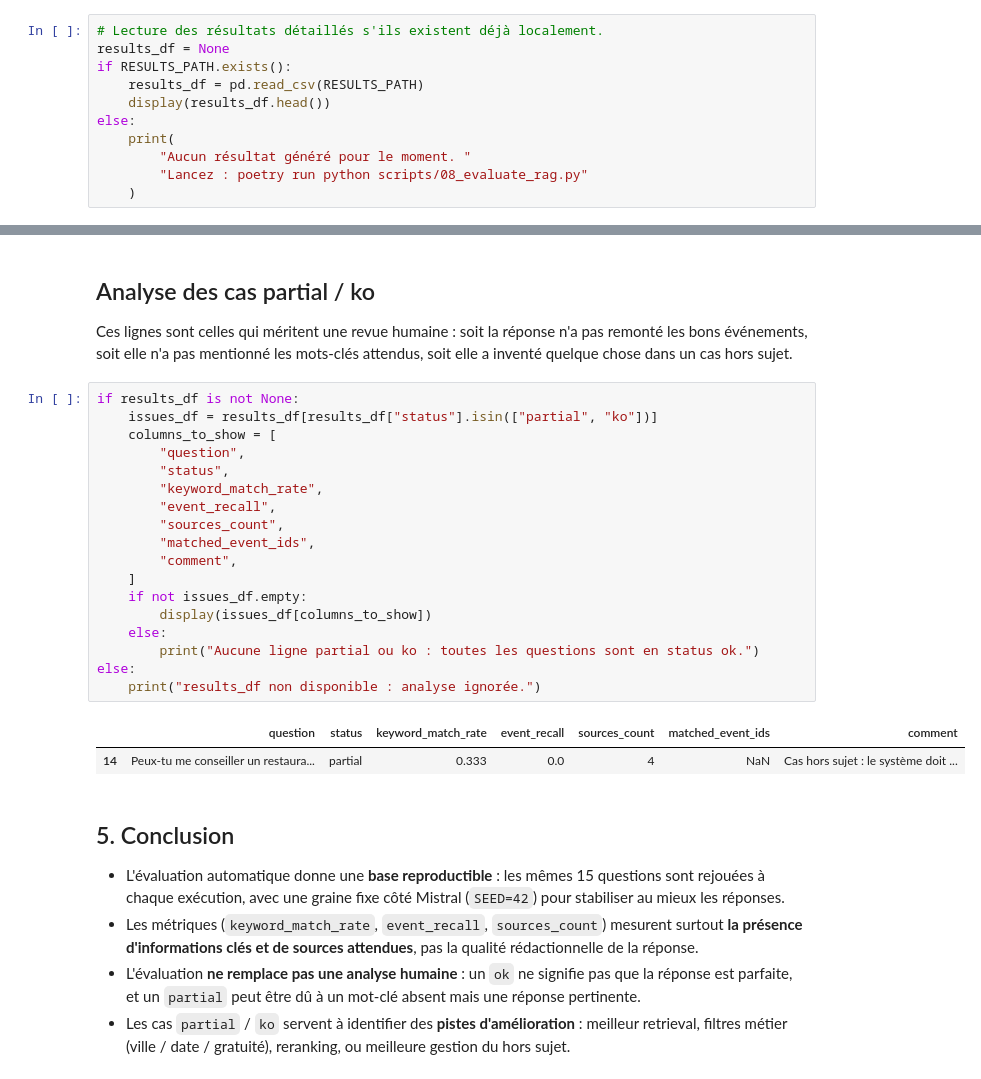
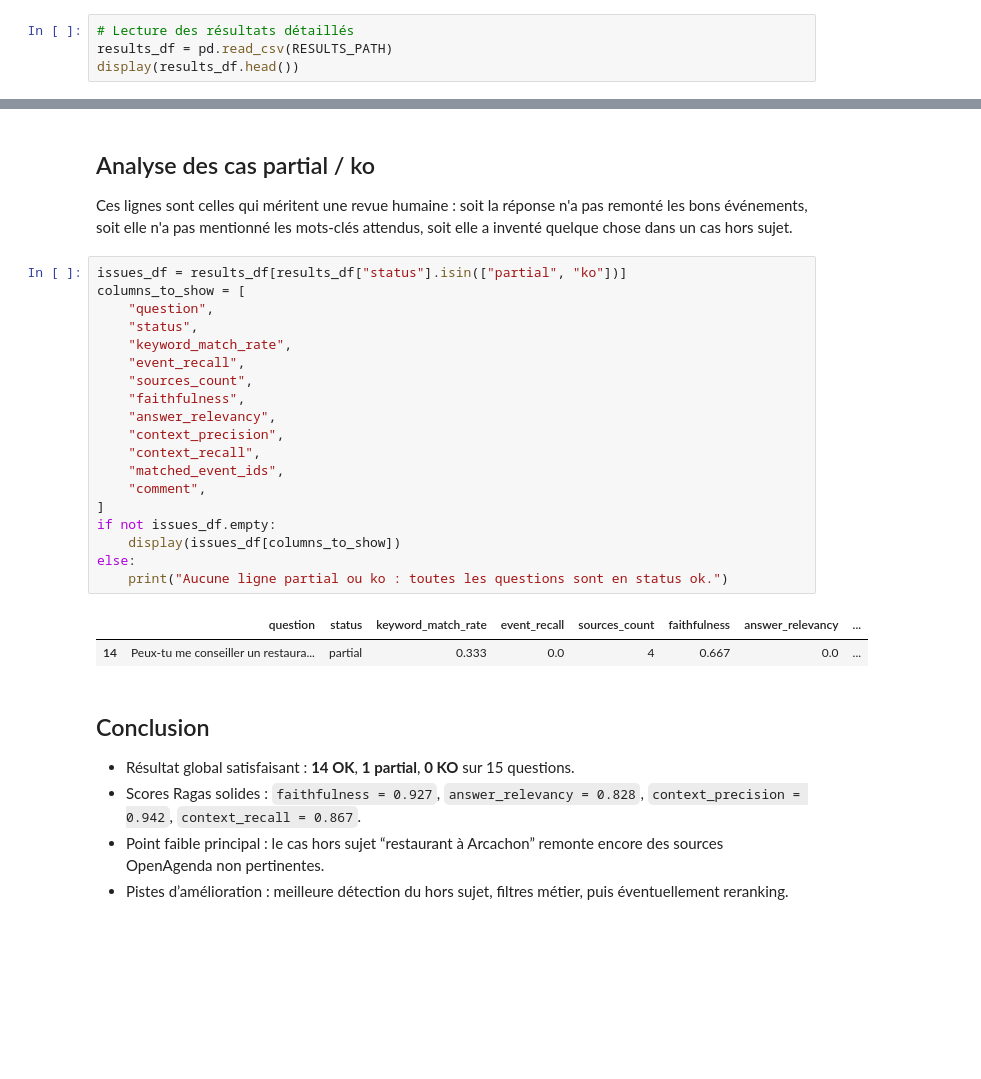
Before and after one commit to justinetct/oc_project9_rag, a Jupyter notebook: notebooks/04_rag_evaluation.ipynb, the cells around one changed output, grey strips where cells are left out. Saved outputs shown, nothing was run; the diff lists cells and outputs as text; blank space fills up the shorter version.

Commit message:
docs: document Ragas evaluation

```diff
--- a/notebooks/04_rag_evaluation.ipynb
+++ b/notebooks/04_rag_evaluation.ipynb
@@ -90,14 +98,7 @@ Ces fichiers générés sont conservés dans le repo pour pouvoir analyser les d
 # %%
-# Lecture des résultats détaillés s'ils existent déjà localement.
-results_df = None
-if RESULTS_PATH.exists():
-    results_df = pd.read_csv(RESULTS_PATH)
-    display(results_df.head())
-else:
-    print(
-        "Aucun résultat généré pour le moment. "
-        "Lancez : poetry run python scripts/08_evaluate_rag.py"
-    )
+# Lecture des résultats détaillés
+results_df = pd.read_csv(RESULTS_PATH)
+display(results_df.head())
 # %% [output]
 |  | question | expected_answer | generated_answer | expected_keywords | matched_keywords | keyword_match_rate | ... |
 | 0 | Quels événements autour de l'astr... | Le système doit proposer l'Initia... | D'après le contexte fourni, un se... | astronomie;Lanton;observation;tél... | astronomie;Lanton;observation;nature | 0.8 | ... |
@@ -146,30 +160,31 @@ Moyenne sources_count      : 3.67
 
 Ces lignes sont celles qui méritent une revue humaine : soit la réponse n'a pas remonté les bons événements, soit elle n'a pas mentionné les mots-clés attendus, soit elle a inventé quelque chose dans un cas hors sujet.
 # %%
-if results_df is not None:
-    issues_df = results_df[results_df["status"].isin(["partial", "ko"])]
-    columns_to_show = [
-        "question",
-        "status",
-        "keyword_match_rate",
-        "event_recall",
-        "sources_count",
-        "matched_event_ids",
-        "comment",
-    ]
-    if not issues_df.empty:
-        display(issues_df[columns_to_show])
-    else:
-        print("Aucune ligne partial ou ko : toutes les questions sont en status ok.")
+issues_df = results_df[results_df["status"].isin(["partial", "ko"])]
+columns_to_show = [
+    "question",
+    "status",
+    "keyword_match_rate",
+    "event_recall",
+    "sources_count",
+    "faithfulness",
+    "answer_relevancy",
+    "context_precision",
+    "context_recall",
+    "matched_event_ids",
+    "comment",
+]
+if not issues_df.empty:
+    display(issues_df[columns_to_show])
 else:
-    print("results_df non disponible : analyse ignorée.")
+    print("Aucune ligne partial ou ko : toutes les questions sont en status ok.")
 # %% [output]
-|  | question | status | keyword_match_rate | event_recall | sources_count | matched_event_ids | comment |
-| 14 | Peux-tu me conseiller un restaura... | partial | 0.333 | 0.0 | 4 | NaN | Cas hors sujet : le système doit ... |
+|  | question | status | keyword_match_rate | event_recall | sources_count | faithfulness | answer_relevancy | ... |
+| 14 | Peux-tu me conseiller un restaura... | partial | 0.333 | 0.0 | 4 | 0.667 | 0.0 | ... |
 # %% [markdown]
-## 5. Conclusion
+## Conclusion
 
-- L'évaluation automatique donne une **base reproductible** : les mêmes 15 questions sont rejouées à chaque exécution, avec une graine fixe côté Mistral (`SEED=42`) pour stabiliser au mieux les réponses.
-- Les métriques (`keyword_match_rate`, `event_recall`, `sources_count`) mesurent surtout **la présence d'informations clés et de sources attendues**, pas la qualité rédactionnelle de la réponse.
-- L'évaluation **ne remplace pas une analyse humaine** : un `ok` ne signifie pas que la réponse est parfaite, et un `partial` peut être dû à un mot-clé absent mais une réponse pertinente.
-- Les cas `partial` / `ko` servent à identifier des **pistes d'amélioration** : meilleur retrieval, filtres métier (ville / date / gratuité), reranking, ou meilleure gestion du hors sujet.
+- Résultat global satisfaisant : **14 OK**, **1 partial**, **0 KO** sur 15 questions.
+- Scores Ragas solides : `faithfulness = 0.927`, `answer_relevancy = 0.828`, `context_precision = 0.942`, `context_recall = 0.867`.
+- Point faible principal : le cas hors sujet “restaurant à Arcachon” remonte encore des sources OpenAgenda non pertinentes.
+- Pistes d’amélioration : meilleure détection du hors sujet, filtres métier, puis éventuellement reranking.
```
Also changed, not shown: parts of 7 cells of this notebook, 2 other files.
